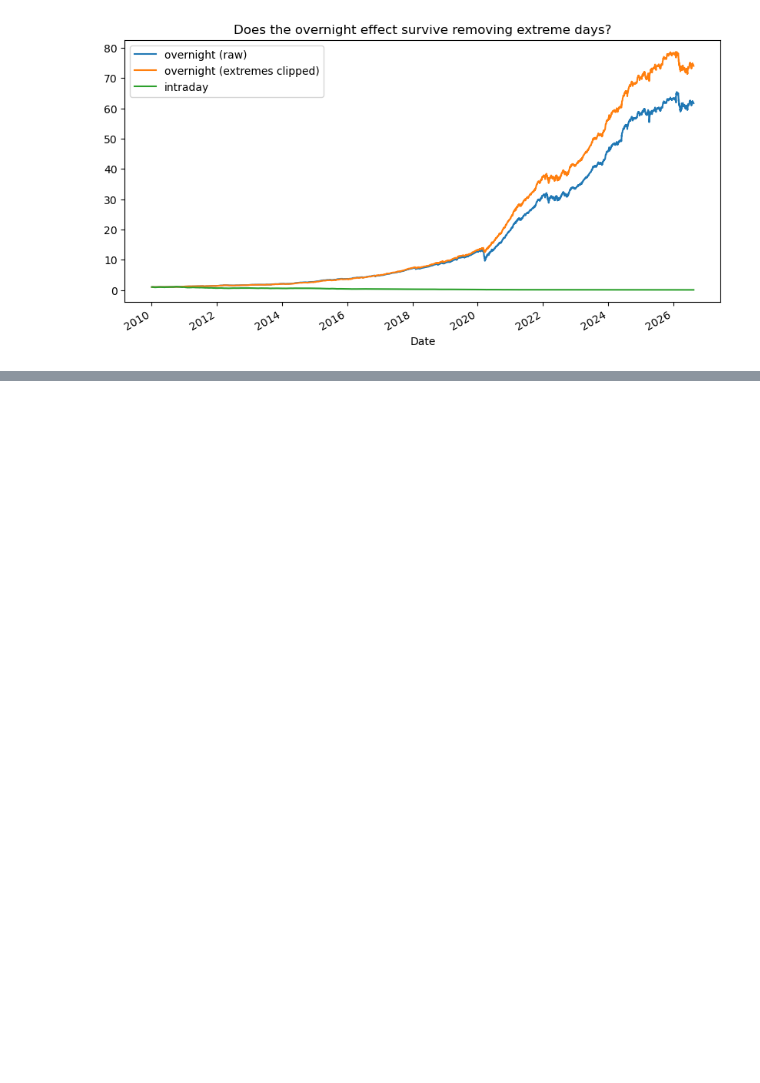
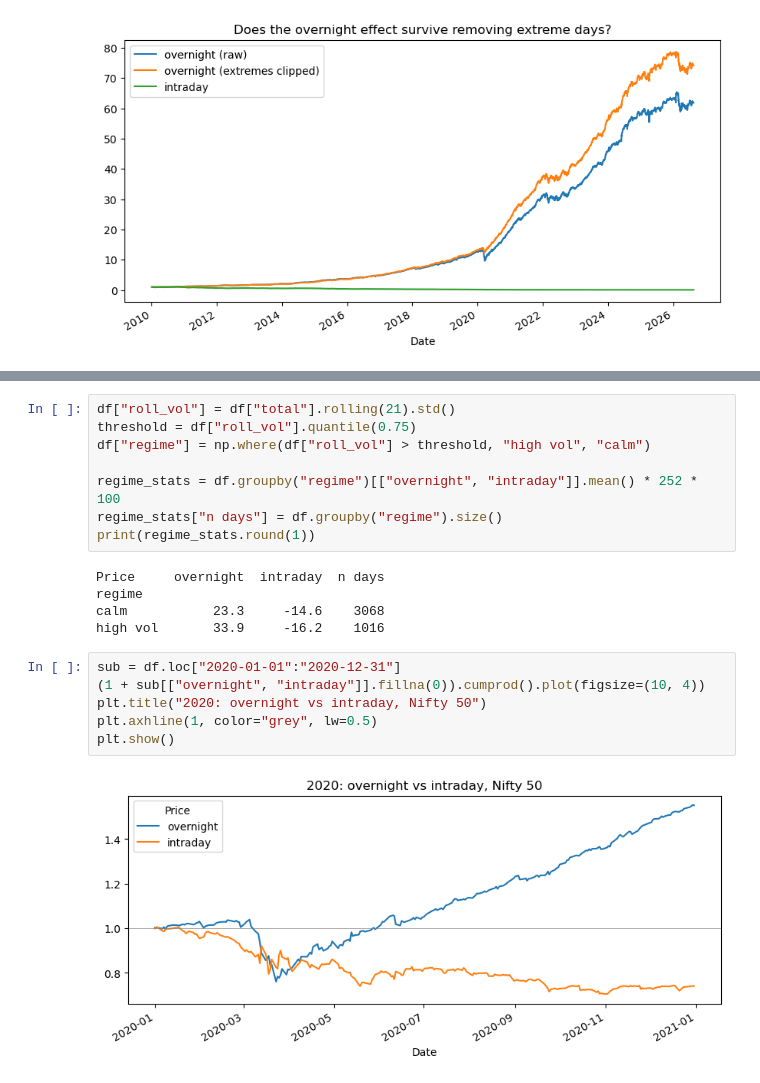
Before and after one commit to architlaskar/Nifty-Overnight-Returns, a Jupyter notebook: Returns.ipynb, the cells around one changed output, grey strips where cells are left out. Saved outputs shown, nothing was run; the diff lists cells and outputs as text; blank space fills up the shorter version.

```diff
--- a/Returns.ipynb
+++ b/Returns.ipynb
@@ -106,0 +132,21 @@ Intraday vs 0:  t = -4.38, p = 0.0000
+# %%
+df["roll_vol"] = df["total"].rolling(21).std()
+threshold = df["roll_vol"].quantile(0.75)
+df["regime"] = np.where(df["roll_vol"] > threshold, "high vol", "calm")
+
+regime_stats = df.groupby("regime")[["overnight", "intraday"]].mean() * 252 * 100
+regime_stats["n days"] = df.groupby("regime").size()
+print(regime_stats.round(1))
+# %% [output]
+Price     overnight  intraday  n days
+regime
+calm           23.3     -14.6    3068
+high vol       33.9     -16.2    1016
+# %%
+sub = df.loc["2020-01-01":"2020-12-31"]
+(1 + sub[["overnight", "intraday"]].fillna(0)).cumprod().plot(figsize=(10, 4))
+plt.title("2020: overnight vs intraday, Nifty 50")
+plt.axhline(1, color="grey", lw=0.5)
+plt.show()
+# %% [output]
+[figure, added]
```
Also changed, not shown: parts of 7 cells of this notebook, 1 other file.
